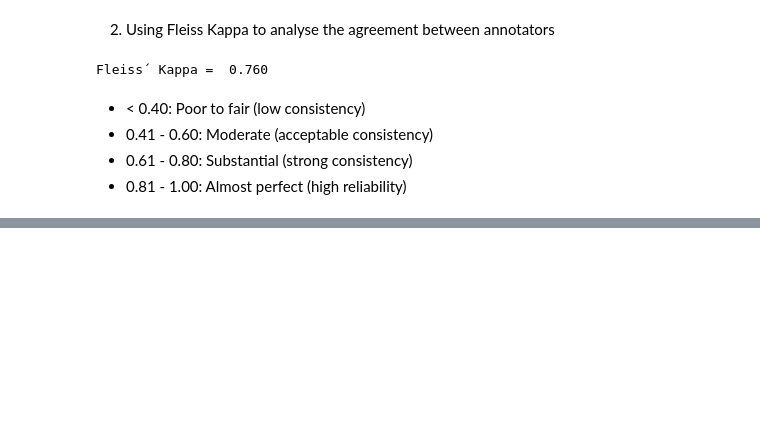
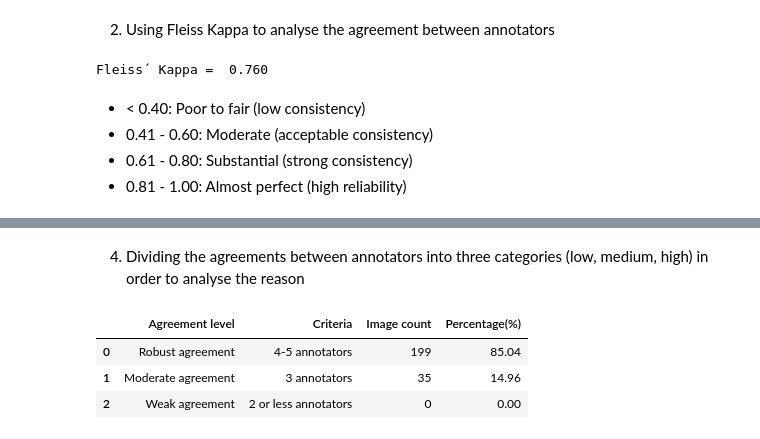
Before and after one commit to tmit-itu/2026-FYP-groupElephant, a Jupyter notebook: data/hair_annotations.ipynb, the cells around one changed output, grey strips where cells are left out. Drawn from its saved outputs; the diff is of its cells as text; code cells hidden in the pictures; blank space fills up the shorter version.

```diff
--- a/data/hair_annotations.ipynb
+++ b/data/hair_annotations.ipynb
@@ -106,0 +109,27 @@ plt.show()
+# %% [markdown]
+4. Dividing the agreements between annotators into three categories (low, medium, high) in order to analyse the reason
+# %%
+import pandas as pd
+df = pd.read_csv("hair_annotations_b_and_n.csv")
+df = df.filter(like = "annotator_").astype(int)
+
+def calculate_consensus(row):
+    mode_val = row.mode()[0]
+    return (row == mode_val).sum()
+
+df["consensus_count"] = df.apply(calculate_consensus, axis = 1)
+
+conditions = [(df["consensus_count"] >= 4), (df["consensus_count"] == 3), (df["consensus_count"] <= 2)]
+labels = ["Robust agreement", "Moderate agreement", "Weak agreement"]
+
+summary_data = {"Agreement level": labels, "Criteria": ["4-5 annotators", "3 annotators", "2 or less annotators"], "Image count": [len(df[cond])for cond in conditions], "Percentage(%)": [(len(df[cond]) / len(df) * 100) for cond in conditions]}
+
+agreement_summary = pd.DataFrame(summary_data)
+agreement_summary["Percentage(%)"] = agreement_summary["Percentage(%)"].round(2)
+
+agreement_summary
+# %% [output]
+|  | Agreement level | Criteria | Image count | Percentage(%) |
+| 0 | Robust agreement | 4-5 annotators | 199 | 85.04 |
+| 1 | Moderate agreement | 3 annotators | 35 | 14.96 |
+| 2 | Weak agreement | 2 or less annotators | 0 | 0.00 |
```
Also changed, not shown: parts of 4 cells of this notebook.
